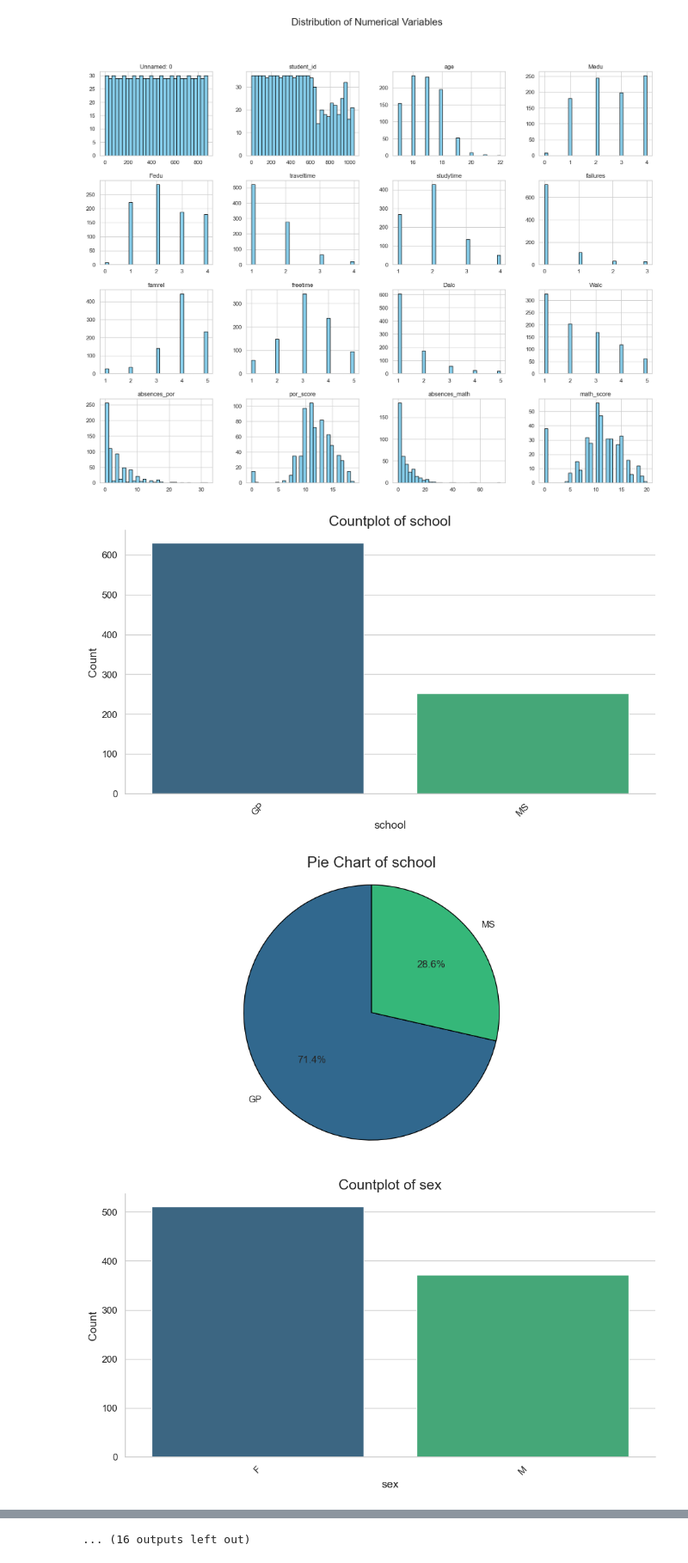
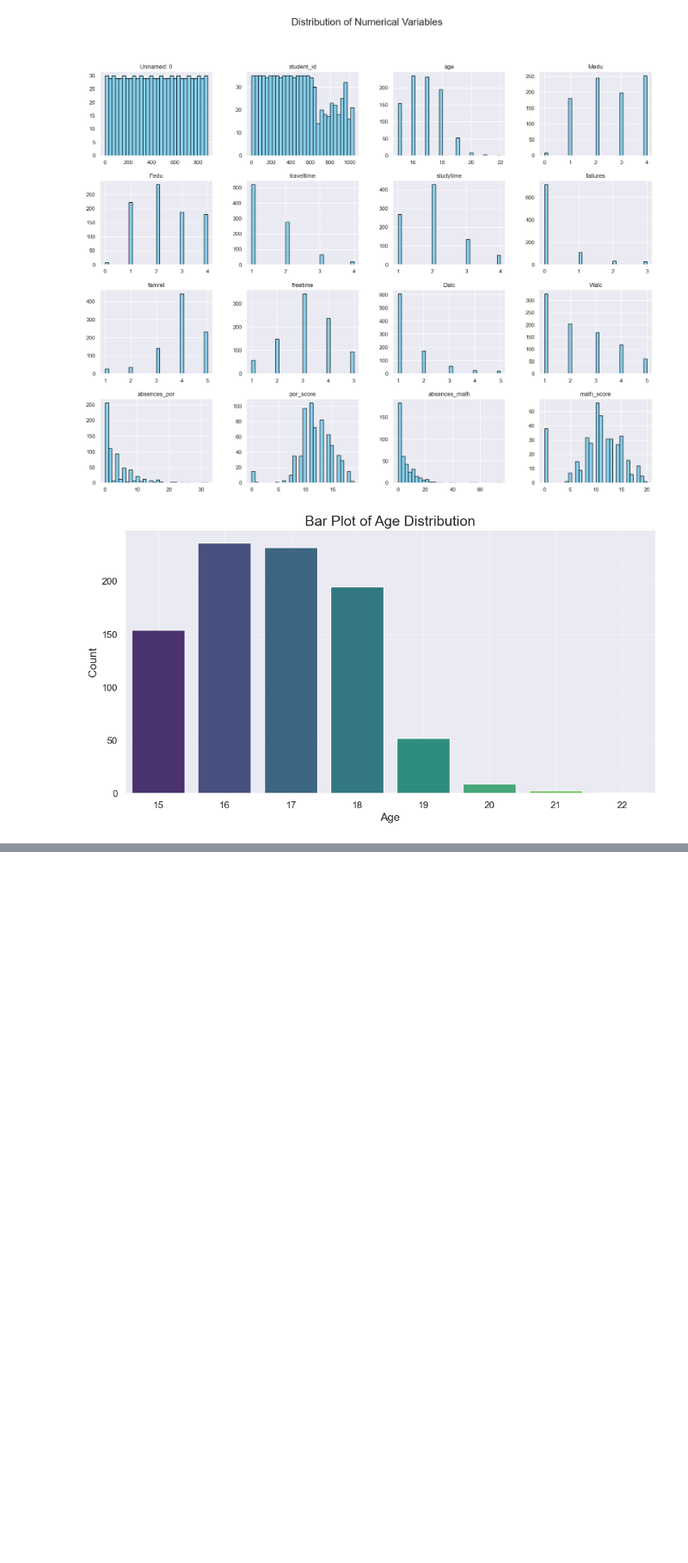
Before and after one commit to datasilvia/Academic_performance_case_study, a Jupyter notebook: EDA/EDA.ipynb, the cells around one changed output, grey strips where cells are left out. Shown at 86% size. Drawn from its saved outputs; the diff is of its cells as text; code cells hidden in the pictures; blank space fills up the shorter version.

```diff
--- a/EDA/EDA.ipynb
+++ b/EDA/EDA.ipynb
@@ -41,3 +41,10 @@ por_score        float64
 absences_math    float64
 math_score       float64
 dtype: object
+# %%
+# Crear nuevas columnas 'por_status' y 'math_status' basadas en 'por_score' y 'math_score'
+df['por_status'] = df['por_score'].apply(lambda x: 'aprobado' if x >= 10 else 'suspenso')
+df['math_status'] = df['math_score'].apply(lambda x: 'aprobado' if x >= 10 else 'suspenso')
+
+# Mostrar las primeras filas para verificar
+df[['por_score', 'por_status', 'math_score', 'math_status']].head()
@@ -98,7 +112,7 @@ math_score       487
 dtype: int64
 # %%
 # Establecer el estilo de Seaborn
-sns.set(style="whitegrid")
+sns.set_style('darkgrid')
 
 # Distribución de variables numéricas
 df.hist(bins=30, figsize=(20, 15), color='skyblue', edgecolor='black')
@@ -107,28 +121,17 @@ plt.show()
 # %% [output]
 [figure]
 # %%
-# Distribución de las variables categóricas
-categorical_columns = df.select_dtypes(include=['object']).columns
-for column in categorical_columns:
-    plt.figure(figsize=(12, 6))
-    # Countplot
-    sns.countplot(data=df, x=column, palette='viridis')
-    plt.title(f'Countplot of {column}', fontsize=18)
-    plt.xlabel(column, fontsize=14)
-    plt.ylabel('Count', fontsize=14)
-    plt.xticks(rotation=45, fontsize=12)
-    plt.yticks(fontsize=12)
-    sns.despine()
-    plt.show()
+# 1. Age Distribution
 
-    # Pie chart
-    plt.figure(figsize=(12, 6))
-    df[column].value_counts().plot.pie(autopct='%1.1f%%', colors=sns.color_palette('viridis', len(df[column].unique())), startangle=90, wedgeprops={'edgecolor': 'black'})
-    plt.title(f'Pie Chart of {column}', fontsize=18)
-    plt.ylabel('')
-    plt.axis('equal')  # Equal aspect ratio ensures that pie is drawn as a circle.
-    plt.show()
+plt.figure(figsize=(12, 6))
+sns.countplot(data=df, x='age', palette='viridis')
+plt.title('Bar Plot of Age Distribution', fontsize=18)
+plt.xlabel('Age', fontsize=14)
+plt.ylabel('Count', fontsize=14)
+plt.xticks(fontsize=12)
+plt.yticks(fontsize=12)
+plt.grid(True, linestyle='--', alpha=0.6)
+sns.despine()
+plt.show()
 # %% [output]
-[figure, old version]
+[figure, new version]
-[figure, removed]
-[figure, removed]
@@ -144 +137,0 @@ for column in categorical_columns:
-... (16 outputs left out)
```
Also changed, not shown: parts of 25 cells of this notebook.
